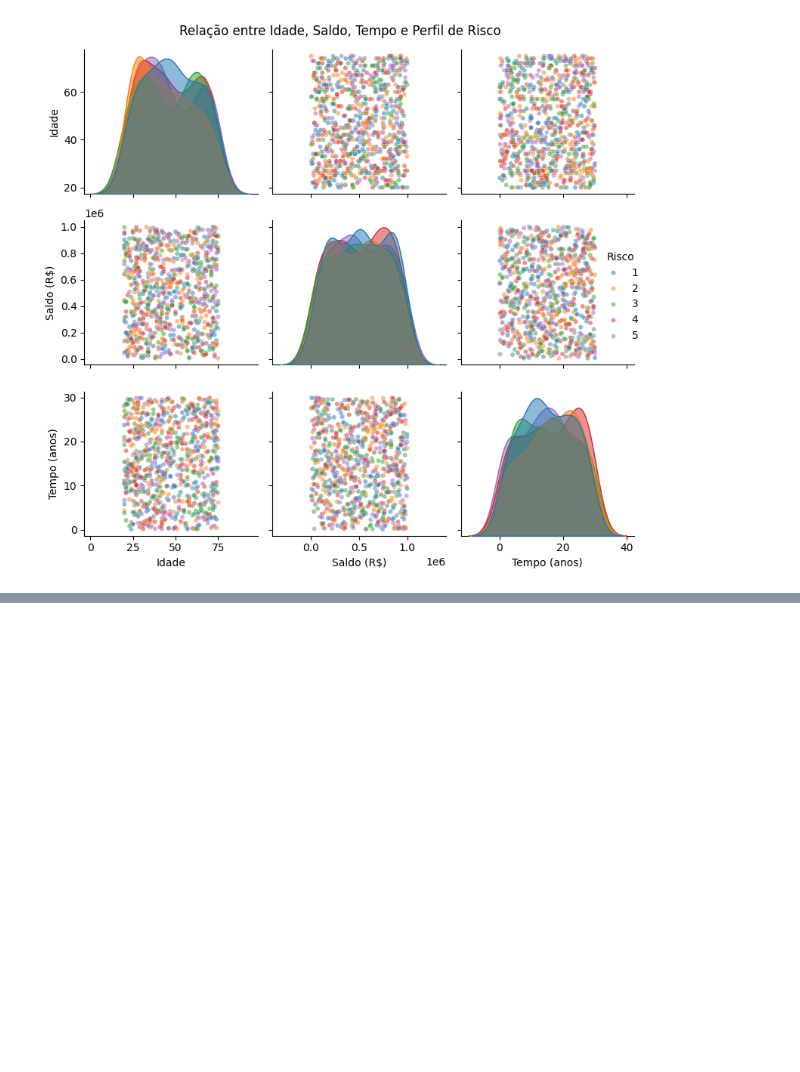
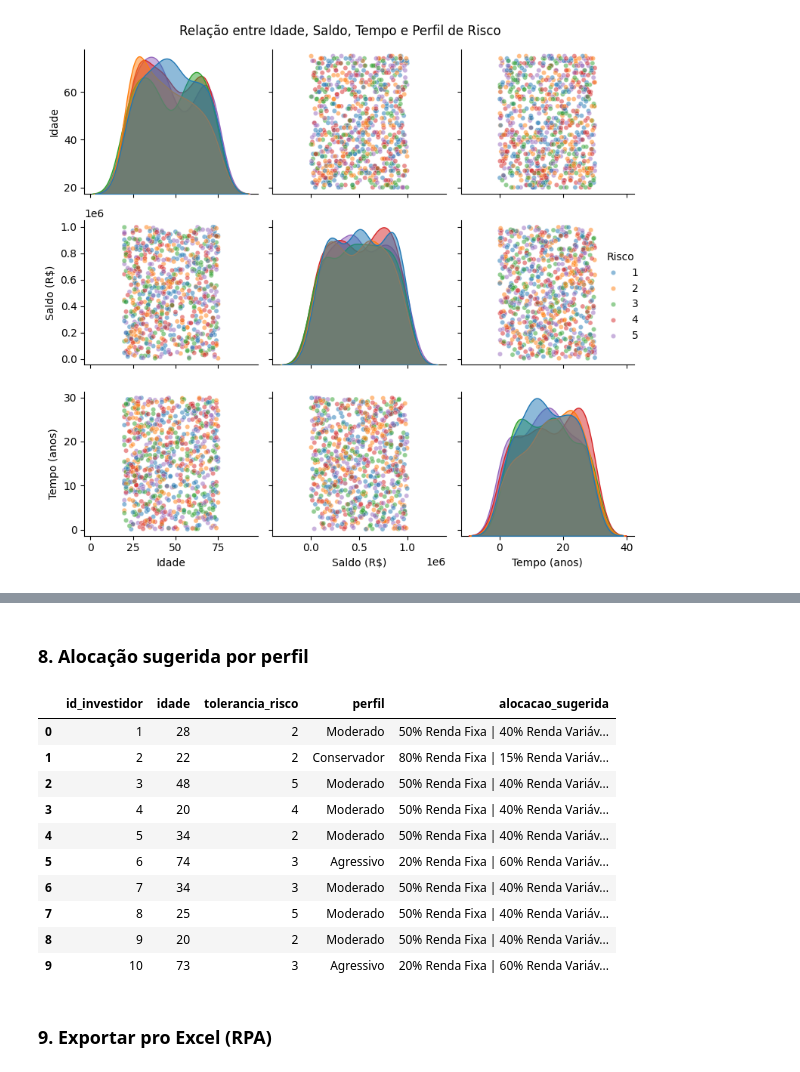
Before and after one commit to leonardolinsz/segment-investors, a Jupyter notebook: investidores.ipynb, the cells around one changed output, grey strips where cells are left out. Drawn from its saved outputs; the diff is of its cells as text; code cells hidden in the pictures; blank space fills up the shorter version.

Commit message:
Segmentando investidores com K-Means

```diff
--- a/investidores.ipynb
+++ b/investidores.ipynb
@@ -122,0 +125,13 @@ plt.show()
+# %%
+features = ['idade', 'saldo_investido', 'tempo_banco_meses', 'tolerancia_risco', 'renda_mensal']
+X = df[features]
+
+display(X.head())  # confere se ficou certo
+
+# Normaliza pra todas as colunas terem o mesmo peso
+scaler = StandardScaler()
+X_normalizado = scaler.fit_transform(X)
+
+# Olha como ficaram os números agora (média ~0, desvio ~1)
+print("Antes (primeira linha):", X.iloc[0].values)
+print("Depois (primeira linha):", X_normalizado[0])
@@ -122,0 +149,11 @@ plt.show()
+# %%
+# Cria o modelo pedindo 3 grupos (conservador, moderado, agressivo)
+modelo_kmeans = KMeans(n_clusters=3, random_state=42, n_init=10)
+
+# Treina: descobre os 3 grupos
+modelo_kmeans.fit(X_normalizado)
+
+# Atribui o cluster (0, 1 ou 2) a cada cliente — vira uma coluna nova no df
+df['cluster'] = modelo_kmeans.labels_
+
+display(df['cluster'].value_counts())  # quantos clientes em cada grupo
@@ -122,0 +178,36 @@ plt.show()
+# %% [markdown]
+### 8. Alocação sugerida por perfil
+# %%
+# Mapeia número do cluster -> nome do perfil
+# (Baseado na interpretação que fizemos: 0=Conservador, 1=Moderado, 2=Agressivo)
+nome_perfil = {
+    0: 'Conservador',
+    1: 'Moderado',
+    2: 'Agressivo'
+}
+
+# Mapeia número do cluster -> string da alocação sugerida
+alocacao = {
+    0: '80% Renda Fixa | 15% Renda Variável | 5% Câmbio',
+    1: '50% Renda Fixa | 40% Renda Variável | 10% Câmbio',
+    2: '20% Renda Fixa | 60% Renda Variável | 20% Câmbio'
+}
+
+df['perfil'] = df['cluster'].map(nome_perfil)
+df['alocacao_sugerida'] = df['cluster'].map(alocacao)
+
+display(df[['id_investidor', 'idade', 'tolerancia_risco', 'perfil', 'alocacao_sugerida']].head(10))
+# %% [output]
+|  | id_investidor | idade | tolerancia_risco | perfil | alocacao_sugerida |
+| 0 | 1 | 28 | 2 | Moderado | 50% Renda Fixa | 40% Renda Variáv... |
+| 1 | 2 | 22 | 2 | Conservador | 80% Renda Fixa | 15% Renda Variáv... |
+| 2 | 3 | 48 | 5 | Moderado | 50% Renda Fixa | 40% Renda Variáv... |
+| 3 | 4 | 20 | 4 | Moderado | 50% Renda Fixa | 40% Renda Variáv... |
+| 4 | 5 | 34 | 2 | Moderado | 50% Renda Fixa | 40% Renda Variáv... |
+| 5 | 6 | 74 | 3 | Agressivo | 20% Renda Fixa | 60% Renda Variáv... |
+| 6 | 7 | 34 | 3 | Moderado | 50% Renda Fixa | 40% Renda Variáv... |
+| 7 | 8 | 25 | 5 | Moderado | 50% Renda Fixa | 40% Renda Variáv... |
+| 8 | 9 | 20 | 2 | Moderado | 50% Renda Fixa | 40% Renda Variáv... |
+| 9 | 10 | 73 | 3 | Agressivo | 20% Renda Fixa | 60% Renda Variáv... |
+# %% [markdown]
+### 9. Exportar pro Excel (RPA)
```
Also changed, not shown: parts of 9 cells of this notebook.
